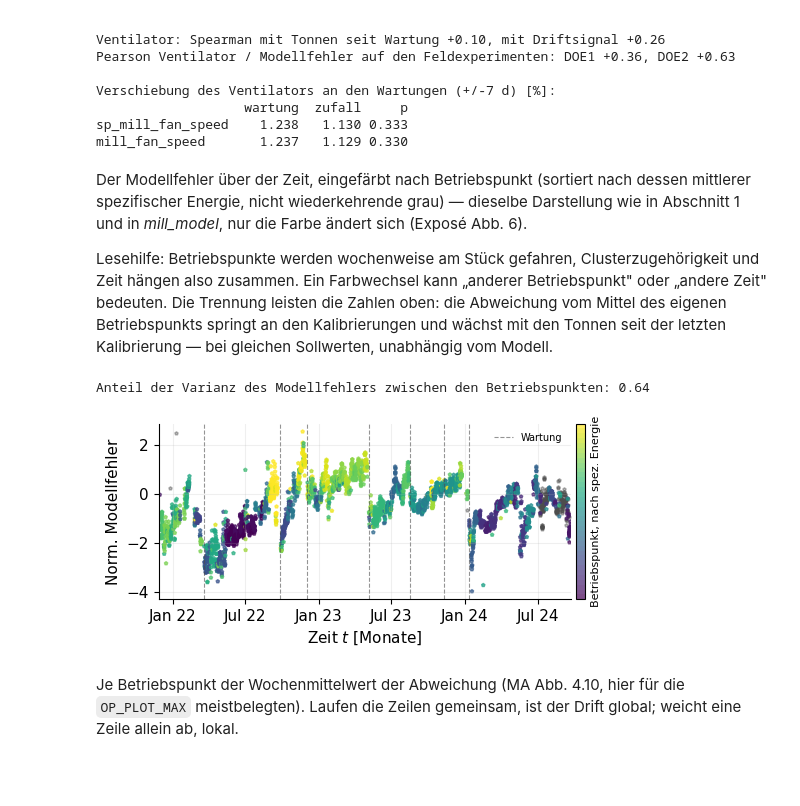
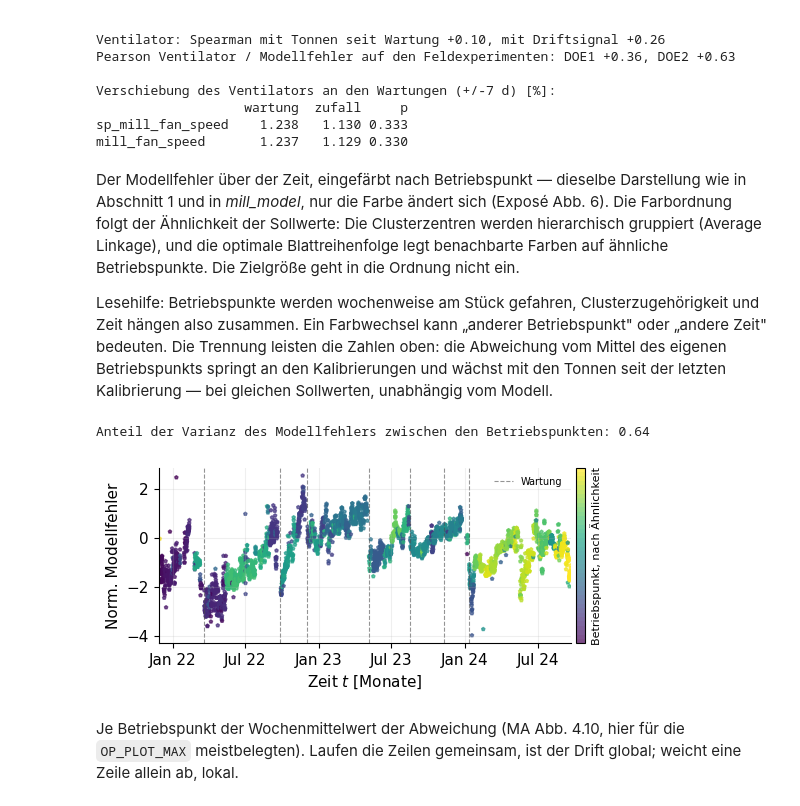
Before and after one commit to marijan-p/process_optimization_concept_drift, a Jupyter notebook: ipynb/mill/mill_context.ipynb, the cells around one changed output. Cells and saved outputs as stored; diff of their text form; code cells hidden in the pictures; blank space fills up the shorter version.

```diff
--- a/ipynb/mill/mill_context.ipynb
+++ b/ipynb/mill/mill_context.ipynb
@@ -902,9 +902,11 @@ Verschiebung des Ventilators an den Wartungen (+/-7 d) [%]:
 sp_mill_fan_speed    1.238   1.130 0.333
 mill_fan_speed       1.237   1.129 0.330
 # %% [markdown]
-Der Modellfehler über der Zeit, eingefärbt nach Betriebspunkt (sortiert nach dessen
-mittlerer spezifischer Energie, nicht wiederkehrende grau) — dieselbe Darstellung wie
-in Abschnitt 1 und in *mill_model*, nur die Farbe ändert sich (Exposé Abb. 6).
+Der Modellfehler über der Zeit, eingefärbt nach Betriebspunkt — dieselbe Darstellung
+wie in Abschnitt 1 und in *mill_model*, nur die Farbe ändert sich (Exposé Abb. 6). Die
+Farbordnung folgt der Ähnlichkeit der Sollwerte: Die Clusterzentren werden hierarchisch
+gruppiert (Average Linkage), und die optimale Blattreihenfolge legt benachbarte Farben
+auf ähnliche Betriebspunkte. Die Zielgröße geht in die Ordnung nicht ein.
 
 Lesehilfe: Betriebspunkte werden wochenweise am Stück gefahren, Clusterzugehörigkeit
 und Zeit hängen also zusammen. Ein Farbwechsel kann „anderer Betriebspunkt" oder
@@ -912,42 +914,42 @@ und Zeit hängen also zusammen. Ein Farbwechsel kann „anderer Betriebspunkt" o
 Mittel des eigenen Betriebspunkts springt an den Kalibrierungen und wächst mit den
 Tonnen seit der letzten Kalibrierung — bei gleichen Sollwerten, unabhängig vom Modell.
 # %%
-_ops_sorted = op_table.sort_values("tse_mean").index
-_rank = pd.Series(np.arange(len(_ops_sorted)), index=_ops_sorted)
-cmap = plt.get_cmap("viridis", max(len(_ops_sorted), 2))
-_is_rec = stream["op"].isin(_ops_sorted)
+from scipy.cluster.hierarchy import leaves_list, linkage
+
+_order = leaves_list(linkage(op_km.cluster_centers_, method="average",
+                             optimal_ordering=True))
+_rank = pd.Series(np.arange(len(_order)), index=_order)
+cmap = plt.get_cmap("viridis", len(_order))
+_ops_sorted = [op for op in _order if op in op_table.index]
 
 _BETWEEN = float(1 - ((rec["model_error"] - rec.groupby("op")["model_error"]
                        .transform("mean")) ** 2).sum()
                  / ((rec["model_error"] - rec["model_error"].mean()) ** 2).sum())
 print(f"Anteil der Varianz des Modellfehlers zwischen den Betriebspunkten: {_BETWEEN:.2f}")
 
 fig, ax = plt.subplots(figsize=(w, w * 0.36))
-_g = _m & ~_is_rec
-ax.scatter(stream.index[_g], stream["model_error_norm"][_g], color=ts.C["box"], s=6,
-           alpha=0.4, marker=ts.MODEL_MARKER, rasterized=True)
-_c = _m & _is_rec
+_c = _m & stream["op"].notna().to_numpy()
 sc = ax.scatter(stream.index[_c], stream["model_error_norm"][_c],
                 c=stream["op"][_c].map(_rank), cmap=cmap, vmin=-0.5,
-                vmax=len(_ops_sorted) - 0.5, s=6, alpha=0.7, marker=ts.MODEL_MARKER,
+                vmax=len(_order) - 0.5, s=6, alpha=0.7, marker=ts.MODEL_MARKER,
                 rasterized=True)
 mark_calibrations(ax)
 cb = fig.colorbar(sc, ax=ax, pad=0.01)
-cb.set_label("Betriebspunkt, nach spez. Energie", fontsize=8)
+cb.set_label("Betriebspunkt, nach Ähnlichkeit", fontsize=8)
 cb.set_ticks([])
 ax.set_ylabel("Norm. Modellfehler")
 ax.set_xlabel(ts.TIME_LABEL)
 ax.set_xlim(stream.index[0], stream.index[-1])
 ax.legend(frameon=False, fontsize=7, loc="upper right")
 ax.grid(True, alpha=0.2)
 date_axis(ax)
 plot_store.save_figure(fig, "context_op_error", model_cfg, final=IS_FINAL,
                        savefig_kwargs={"dpi": 300, "bbox_inches": "tight"},
                        archive_kwargs={"dpi": 300, "bbox_inches": "tight"})
 plt.show()
 # %% [output]
 Anteil der Varianz des Modellfehlers zwischen den Betriebspunkten: 0.64
-[figure, old version]
+[figure, new version]
 # %% [markdown]
 Je Betriebspunkt der Wochenmittelwert der Abweichung (MA Abb. 4.10, hier für die
 `OP_PLOT_MAX` meistbelegten). Laufen die Zeilen gemeinsam, ist der Drift global;
```
Also changed, not shown: parts of 2 cells of this notebook, 7 other files.
